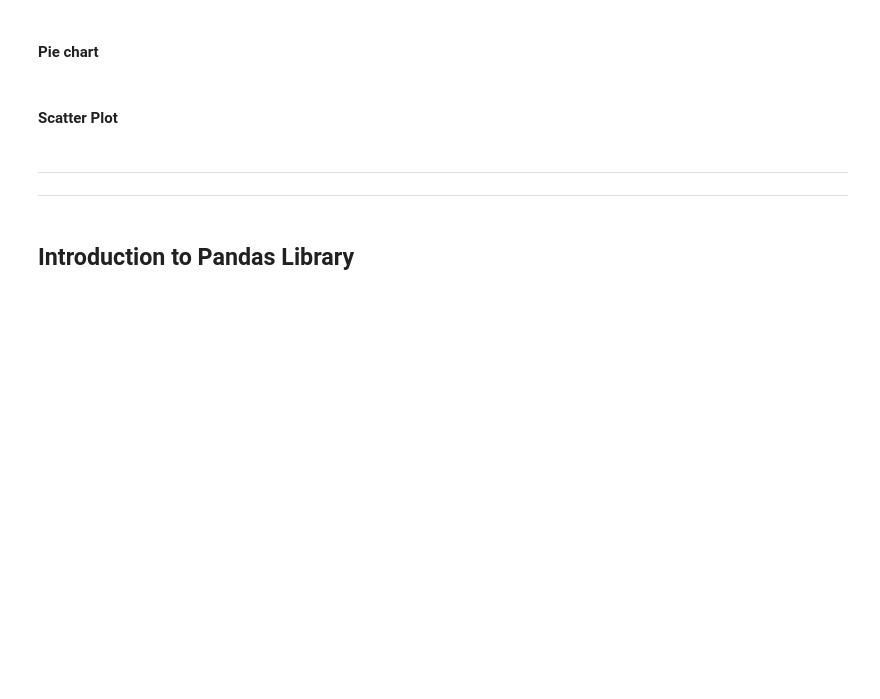
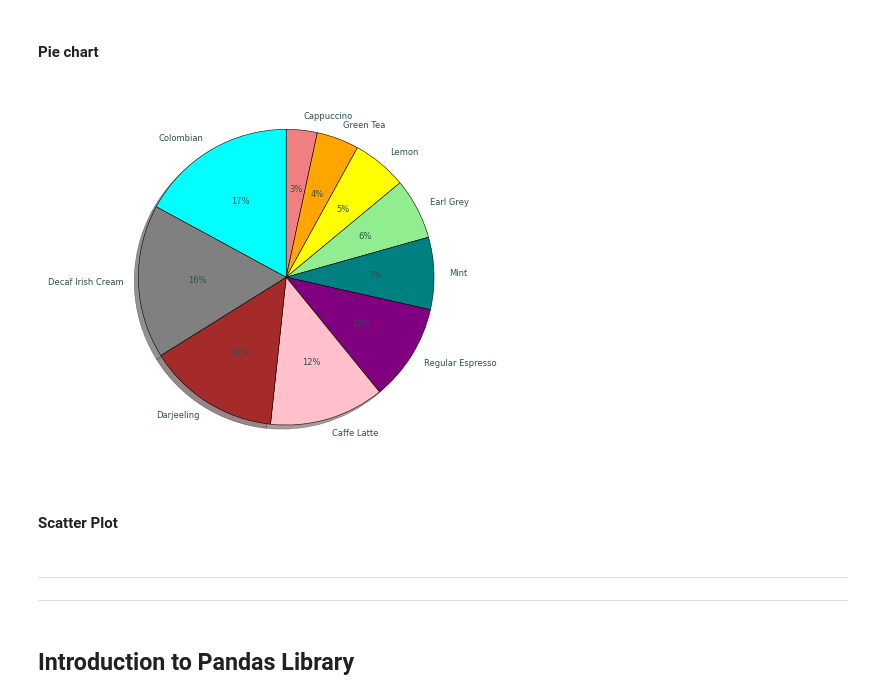
Before and after one commit to knowledge-corner/CGI_19_may_25, a Jupyter notebook: Classwork/Classwork Notebook.ipynb, the cells around one changed output. Cells and saved outputs as stored; diff of their text form; code cells hidden in the pictures; blank space fills up the shorter version.

```diff
--- a/Classwork/Classwork Notebook.ipynb
+++ b/Classwork/Classwork Notebook.ipynb
@@ -1327,5 +1399,16 @@ plt.show()
 # %% [markdown]
 #### Pie chart
+# %%
+s_ord = sales.argsort()
+colors = ['lightcoral', 'orange', 'yellow', 'lightgreen', 'teal', 'thist', 'pink', 'brown', 'gray', 'cyan']
+# %%
+plt.pie(sales[s_ord], labels=products[s_ord], startangle=90, counterclock=False, shadow = True,
+       autopct="%1d%%", colors=colors,
+       wedgeprops={'edgecolor': "black", "linewidth" : 0.4},
+       textprops = {"fontsize" : 6, "color" : "darkslategrey"})
+plt.show()
+# %% [output]
+[figure, added]
 # %% [markdown]
 #### Scatter Plot
 # %% [markdown]
```
Also changed, not shown: parts of 10 cells of this notebook.
